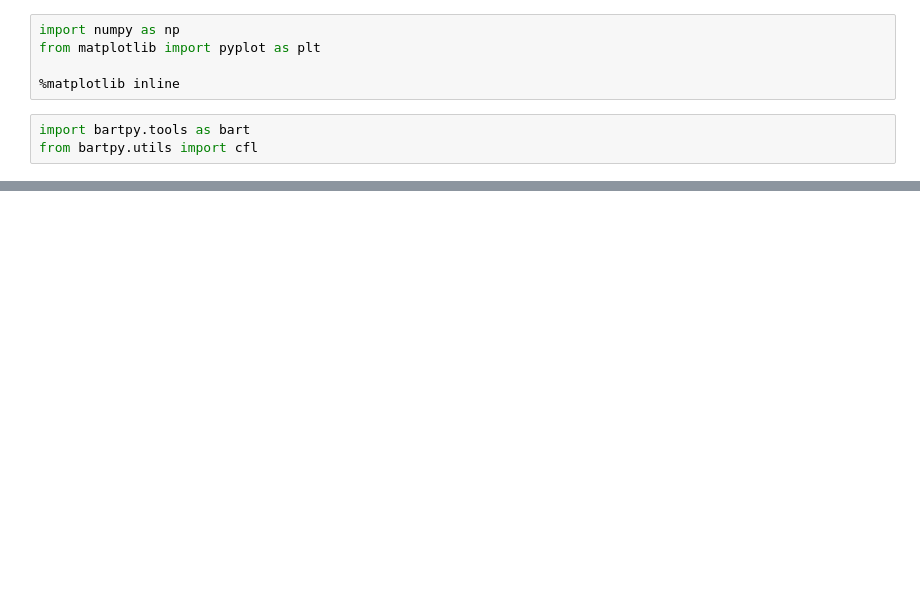
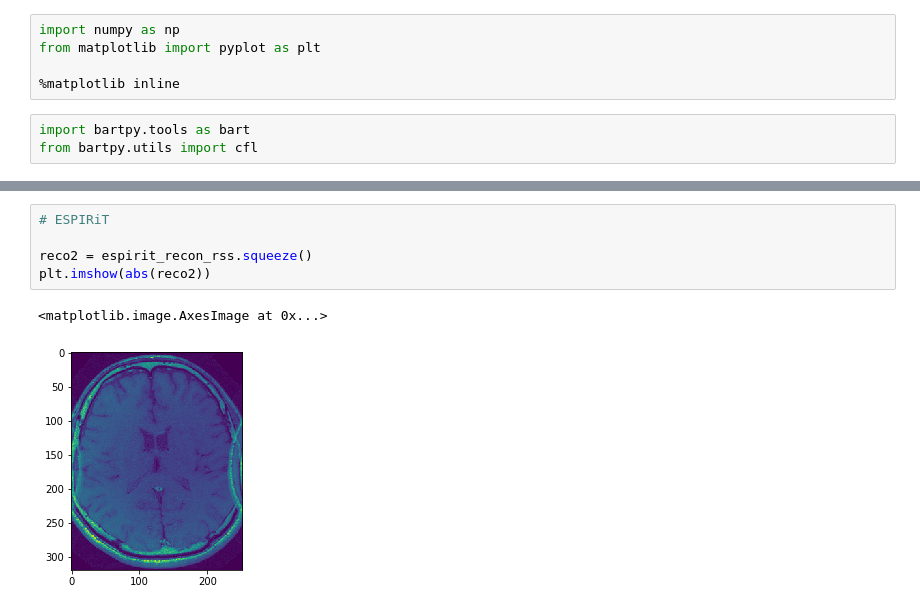
Before and after one commit to malits/bartpy, a Jupyter notebook: demos/Reconstruction of undersampled data with small FOV.ipynb, the cells around one changed output, grey strips where cells are left out. Drawn from its saved outputs; the diff is of its cells as text; blank space fills up the shorter version.

```diff
--- a/demos/Reconstruction of undersampled data with small FOV.ipynb
+++ b/demos/Reconstruction of undersampled data with small FOV.ipynb
@@ -56,0 +44,8 @@ options:
+# %%
+# ESPIRiT
+
+reco2 = espirit_recon_rss.squeeze()
+plt.imshow(abs(reco2))
+# %% [output]
+<matplotlib.image.AxesImage at 0x...>
+[figure, added]
```
Also changed, not shown: parts of 15 cells of this notebook, 1 other file.
